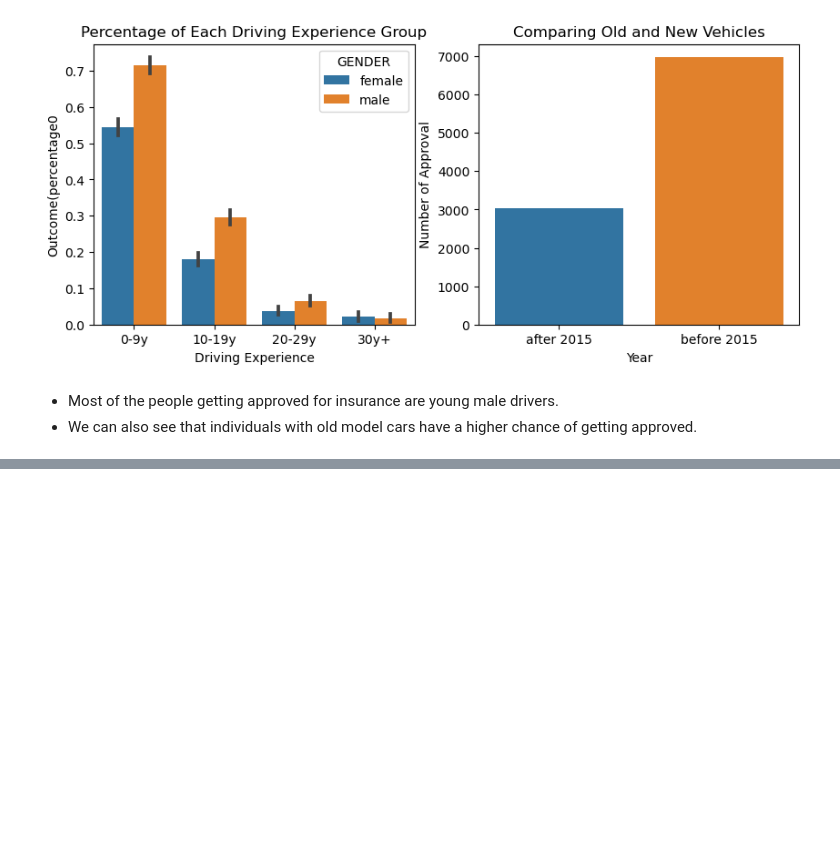
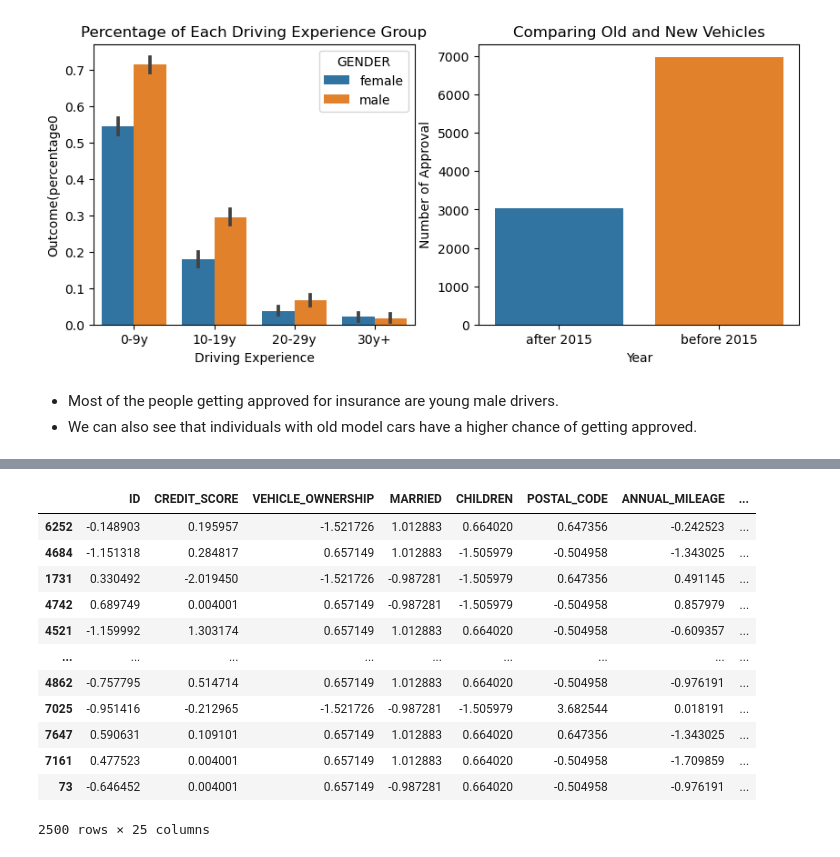
Before and after one commit to carlolopez03/Car-Insurance-Data, a Jupyter notebook: Car Insurance ML.ipynb, the cells around one changed output, grey strips where cells are left out. Cells and saved outputs as stored; diff of their text form; code cells hidden in the pictures; blank space fills up the shorter version.

```diff
--- a/Car Insurance ML.ipynb
+++ b/Car Insurance ML.ipynb
@@ -371,0 +392,17 @@ axes[1].set_xlabel("Year");
+# %%
+X_test_scaled = StandardScaler().fit_transform(X_test_proc)
+X_test_scaled
+# %% [output]
+|  | ID | CREDIT_SCORE | VEHICLE_OWNERSHIP | MARRIED | CHILDREN | POSTAL_CODE | ANNUAL_MILEAGE | ... |
+| 6252 | -0.148903 | 0.195957 | -1.521726 | 1.012883 | 0.664020 | 0.647356 | -0.242523 | ... |
+| 4684 | -1.151318 | 0.284817 | 0.657149 | 1.012883 | -1.505979 | -0.504958 | -1.343025 | ... |
+| 1731 | 0.330492 | -2.019450 | -1.521726 | -0.987281 | -1.505979 | 0.647356 | 0.491145 | ... |
+| 4742 | 0.689749 | 0.004001 | 0.657149 | -0.987281 | -1.505979 | -0.504958 | 0.857979 | ... |
+| 4521 | -1.159992 | 1.303174 | 0.657149 | 1.012883 | 0.664020 | -0.504958 | -0.609357 | ... |
+| ... | ... | ... | ... | ... | ... | ... | ... | ... |
+| 4862 | -0.757795 | 0.514714 | 0.657149 | 1.012883 | 0.664020 | -0.504958 | -0.976191 | ... |
+| 7025 | -0.951416 | -0.212965 | -1.521726 | -0.987281 | -1.505979 | 3.682544 | 0.018191 | ... |
+| 7647 | 0.590631 | 0.109101 | 0.657149 | 1.012883 | 0.664020 | 0.647356 | -1.343025 | ... |
+| 7161 | 0.477523 | 0.004001 | 0.657149 | 1.012883 | 0.664020 | -0.504958 | -1.709859 | ... |
+| 73 | -0.646452 | 0.004001 | 0.657149 | -0.987281 | 0.664020 | -0.504958 | -0.976191 | ... |
+2500 rows × 25 columns
```
Also changed, not shown: parts of 9 cells of this notebook.
